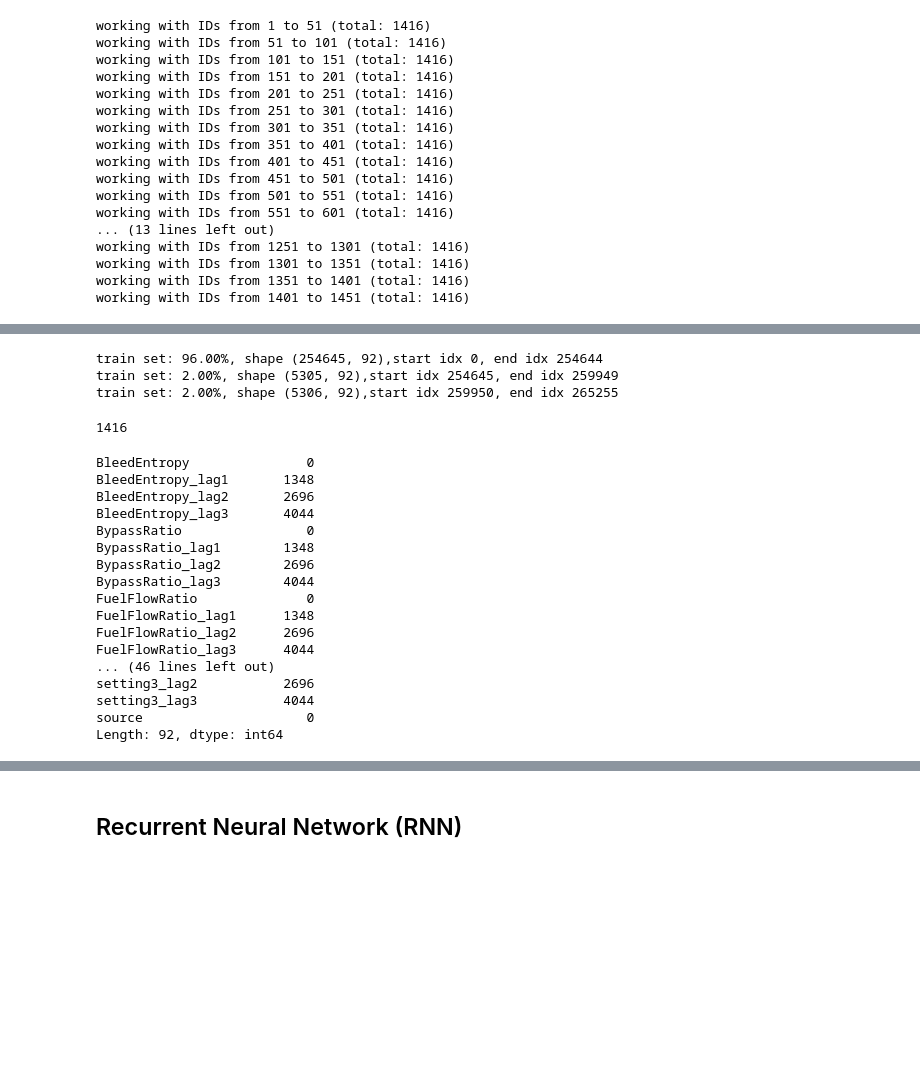
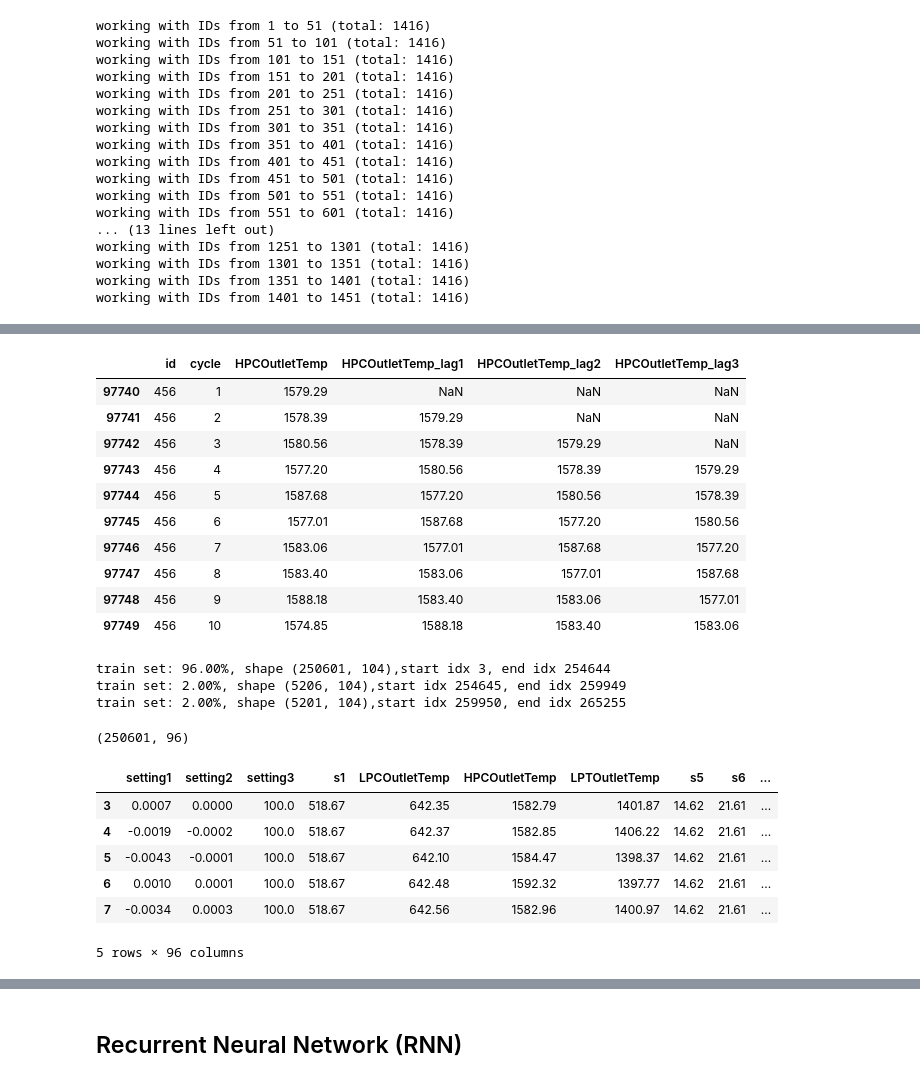
Before and after one commit to mvonlanthen/AWS_IoT_predictiveMaintenance, a Jupyter notebook: Turbofan engine degradation - train models.ipynb, the cells around one changed output, grey strips where cells are left out. Saved outputs shown, nothing was run; the diff lists cells and outputs as text; code cells hidden in the pictures; blank space fills up the shorter version.

```diff
--- a/Turbofan engine degradation - train models.ipynb
+++ b/Turbofan engine degradation - train models.ipynb
@@ -246,18 +219,18 @@ role = 'arn:aws:iam::483198303350:role/service-role/AmazonSageMaker-ExecutionRol
 sensorFeatures = [
     'setting1','setting2','setting3',
     's1',
-#     'LPCOutletTemp',
+    'LPCOutletTemp',
     'HPCOutletTemp',
     'LPTOutletTemp',
-#     's5',
-#     's6',
+    's5',
+    's6',
     'TotalHPCOutletPres',
     'PhysFanSpeed','PhysCoreSpeed',
     's10',
     'StaticHPCOutletPres','FuelFlowRatio','corrFanSpeed','coorCoreSpeed',
     'BypassRatio','s16','BleedEntropy','s18','s19',
     'HPTCoolantBleed',
-#     'LPTCoolantBleed'
+    'LPTCoolantBleed'
 ]
 
 # variable to predict (i.e. the y)
@@ -322,3 +279,23 @@ dset.loc[mask,['id','cycle','HPCOutletTemp','HPCOutletTemp_lag1','HPCOutletTemp_
+# %%
+# check the dataset. We check one engine with its raw and lagged values. For
+# one given sensor
+engineID = 456
+sensor = 'HPCOutletTemp'
+
+mask = dset['id']==engineID
+dset.loc[mask,['id','cycle',sensor]+['{}_lag{}'.format(sensor,lag) for lag in range(1,nLagged+1)]].head(10)
+# %% [output]
+|  | id | cycle | HPCOutletTemp | HPCOutletTemp_lag1 | HPCOutletTemp_lag2 | HPCOutletTemp_lag3 |
+| 97740 | 456 | 1 | 1579.29 | NaN | NaN | NaN |
+| 97741 | 456 | 2 | 1578.39 | 1579.29 | NaN | NaN |
+| 97742 | 456 | 3 | 1580.56 | 1578.39 | 1579.29 | NaN |
+| 97743 | 456 | 4 | 1577.20 | 1580.56 | 1578.39 | 1579.29 |
+| 97744 | 456 | 5 | 1587.68 | 1577.20 | 1580.56 | 1578.39 |
+| 97745 | 456 | 6 | 1577.01 | 1587.68 | 1577.20 | 1580.56 |
+| 97746 | 456 | 7 | 1583.06 | 1577.01 | 1587.68 | 1577.20 |
+| 97747 | 456 | 8 | 1583.40 | 1583.06 | 1577.01 | 1587.68 |
+| 97748 | 456 | 9 | 1588.18 | 1583.40 | 1583.06 | 1577.01 |
+| 97749 | 456 | 10 | 1574.85 | 1588.18 | 1583.40 | 1583.06 |
 # %%
 # split the dataset: We have about 1500 engines having collectively >250k cycles.
 # Let's split into a training set, a validation set and a test set.
@@ -328,14 +305,16 @@ valRatio = 0.02
 # perform the split
 if (trainRatio+valRatio)>=1:
     raise ValueError('The sum trainRatio+valRatio must be smaller than 1')
+
 testRatio = 1-(trainRatio+valRatio)
 trainSplitIdx = int(np.floor(len(dset)*trainRatio))
 valSplitIdx = int(np.floor(len(dset)*(trainRatio+valRatio)))
-dsetTrain = dset.iloc[:trainSplitIdx,:]
-dsetVal = dset.iloc[trainSplitIdx:valSplitIdx,:]
-dsetTest = dset.iloc[valSplitIdx:,:]
 
+dsetTrain = dset.iloc[:trainSplitIdx,:].dropna()
+dsetVal = dset.iloc[trainSplitIdx:valSplitIdx,:].dropna()
+dsetTest = dset.iloc[valSplitIdx:,:].dropna()
 
+# some info aboutn the splitted dataset
 print(
     ('train set: {:.02f}%, shape {},start idx {}, end idx {}'
     ).format(trainRatio*100,dsetTrain.shape,dsetTrain.index[0],dsetTrain.index[-1])
@@ -349,30 +328,6 @@ print(
     ).format(testRatio*100,dsetTest.shape,dsetTest.index[0],dsetTest.index[-1])
 )
 # %% [output]
-train set: 96.00%, shape (254645, 92),start idx 0, end idx 254644
-train set: 2.00%, shape (5305, 92),start idx 254645, end idx 259949
-train set: 2.00%, shape (5306, 92),start idx 259950, end idx 265255
+train set: 96.00%, shape (250601, 104),start idx 3, end idx 254644
+train set: 2.00%, shape (5206, 104),start idx 254645, end idx 259949
+train set: 2.00%, shape (5201, 104),start idx 259950, end idx 265255
-# %%
-len(dset['id'].unique())
-# %% [output]
-1416
-# %%
-(dsetTrain.isna()).sum().sort_index()
-# %% [output]
-BleedEntropy               0
-BleedEntropy_lag1       1348
-BleedEntropy_lag2       2696
-BleedEntropy_lag3       4044
-BypassRatio                0
-BypassRatio_lag1        1348
-BypassRatio_lag2        2696
-BypassRatio_lag3        4044
-FuelFlowRatio              0
-FuelFlowRatio_lag1      1348
-FuelFlowRatio_lag2      2696
-FuelFlowRatio_lag3      4044
-... (46 lines left out)
-setting3_lag2           2696
-setting3_lag3           4044
-source                     0
-Length: 92, dtype: int64
@@ -379 +347,13 @@ Length: 92, dtype: int64
+# %%
+print(xTrain.shape)
+xTrain.head()
+# %% [output]
+(250601, 96)
+|  | setting1 | setting2 | setting3 | s1 | LPCOutletTemp | HPCOutletTemp | LPTOutletTemp | s5 | s6 | ... |
+| 3 | 0.0007 | 0.0000 | 100.0 | 518.67 | 642.35 | 1582.79 | 1401.87 | 14.62 | 21.61 | ... |
+| 4 | -0.0019 | -0.0002 | 100.0 | 518.67 | 642.37 | 1582.85 | 1406.22 | 14.62 | 21.61 | ... |
+| 5 | -0.0043 | -0.0001 | 100.0 | 518.67 | 642.10 | 1584.47 | 1398.37 | 14.62 | 21.61 | ... |
+| 6 | 0.0010 | 0.0001 | 100.0 | 518.67 | 642.48 | 1592.32 | 1397.77 | 14.62 | 21.61 | ... |
+| 7 | -0.0034 | 0.0003 | 100.0 | 518.67 | 642.56 | 1582.96 | 1400.97 | 14.62 | 21.61 | ... |
+5 rows × 96 columns
 # %%
```
Also changed, not shown: parts of 41 cells of this notebook.
